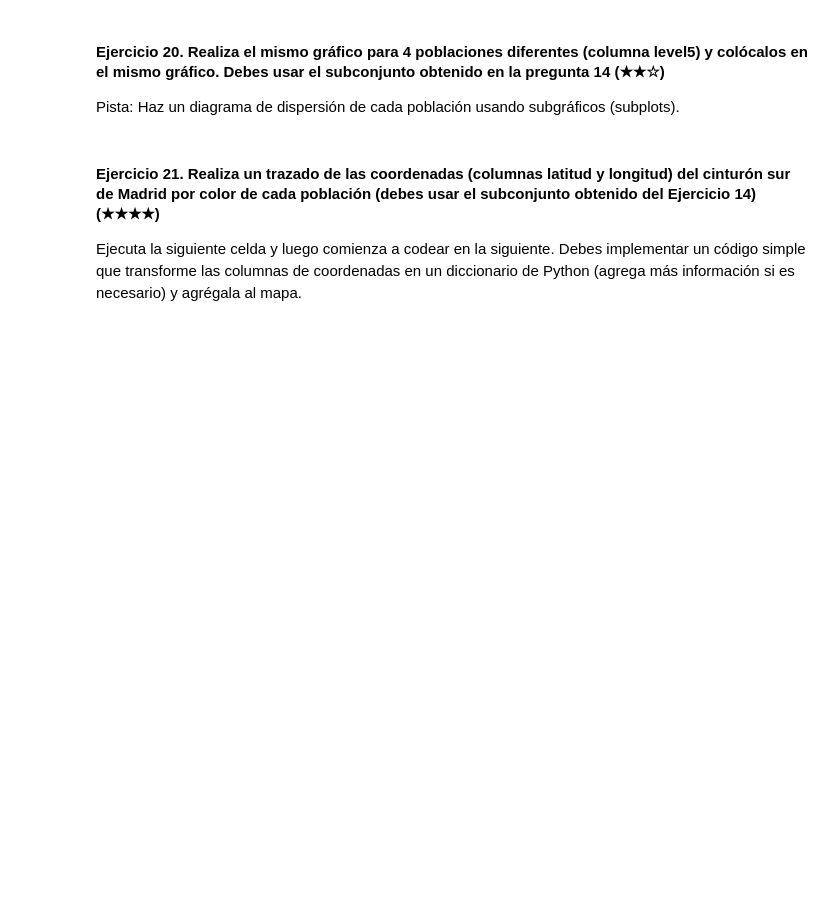
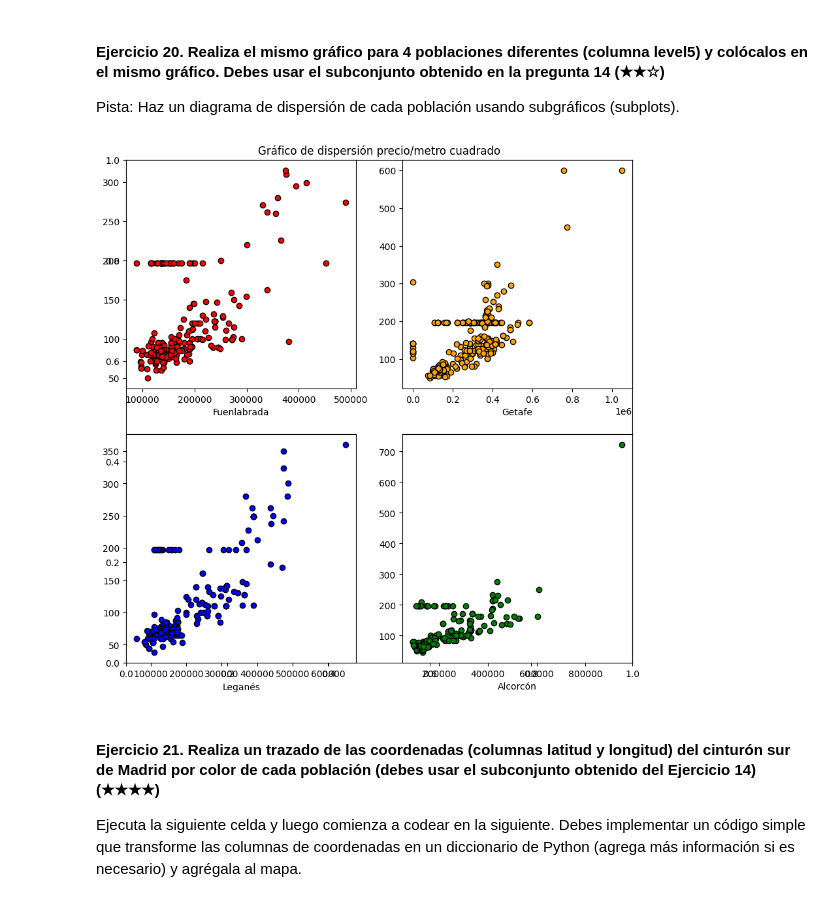
Before and after one commit to 4GeeksAcademy/realestate-datacleanup-exercise-curso, a Jupyter notebook: project.es.ipynb, the cells around one changed output. Saved outputs shown, nothing was run; the diff lists cells and outputs as text; code cells hidden in the pictures; blank space fills up the shorter version.

```diff
--- a/project.es.ipynb
+++ b/project.es.ipynb
@@ -416,7 +426,25 @@ Pista: Crea una nueva columna llamada `pps` (price per square en inglés) y lueg
 #### Ejercicio 20. Realiza el mismo gráfico para 4 poblaciones diferentes (columna level5) y colócalos en el mismo gráfico. Debes usar el subconjunto obtenido en la pregunta 14 (★★☆)
 Pista: Haz un diagrama de dispersión de cada población usando subgráficos (subplots).
 # %%
-# TODO
+# Grafico de dispersión de las cuatro poblaciones del cinturon sur.
+
+plt.figure(figsize=(10,10))
+plt.title("Gráfico de dispersión precio/metro cuadrado")
+plt.subplot(2,2,1)
+RelationPriceSurface(cinturonsur, "Fuenlabrada", color="red")
+plt.xlabel("Fuenlabrada")
+plt.subplot(2,2,2)
+RelationPriceSurface(cinturonsur, "Getafe", color="orange")
+plt.xlabel("Getafe")
+plt.subplot(2,2,3)
+RelationPriceSurface(cinturonsur, "Leganés", color="blue")
+plt.xlabel("Leganés")
+plt.subplot(2,2,4)
+RelationPriceSurface(cinturonsur, "Alcorcón", color="green")
+plt.xlabel("Alcorcón")
+plt.show()
+# %% [output]
+[figure, added]
 # %% [markdown]
 #### Ejercicio 21. Realiza un trazado de las coordenadas (columnas latitud y longitud) del cinturón sur de Madrid por color de cada población (debes usar el subconjunto obtenido del Ejercicio 14) (★★★★)
 
```
Also changed, not shown: parts of 9 cells of this notebook, 1 other file.
